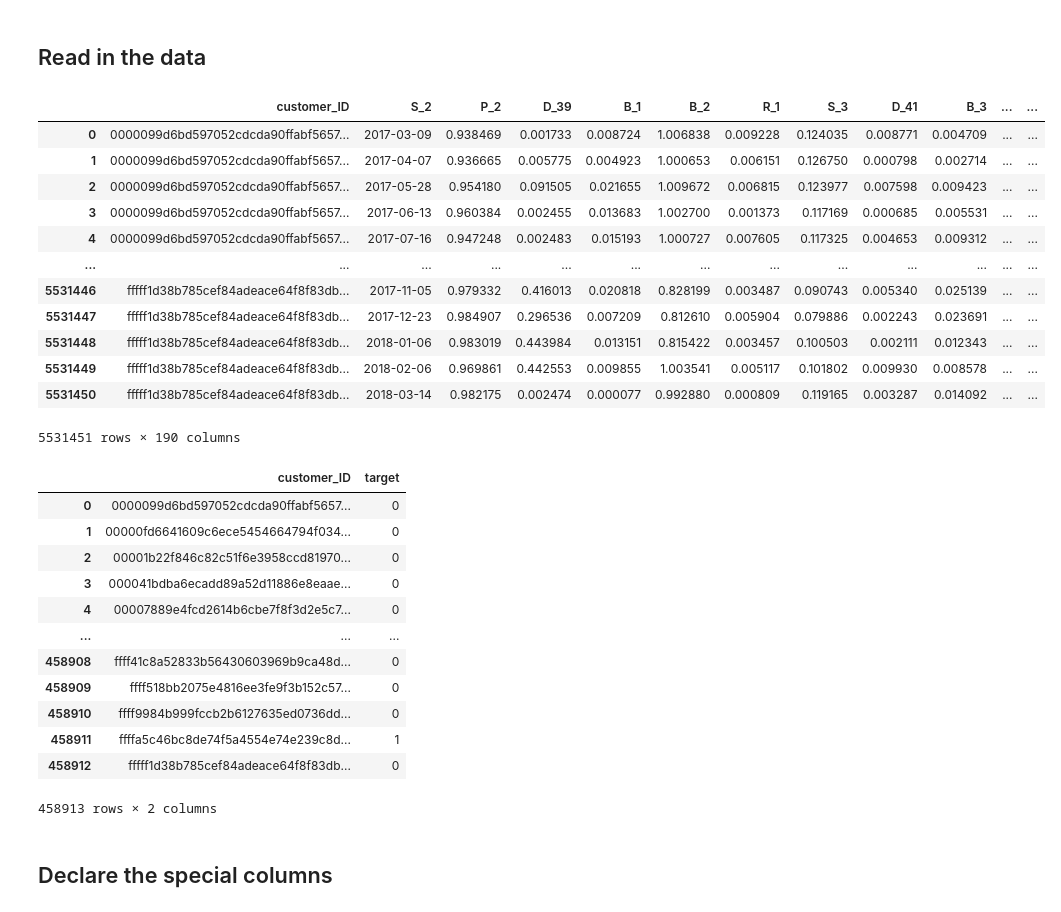
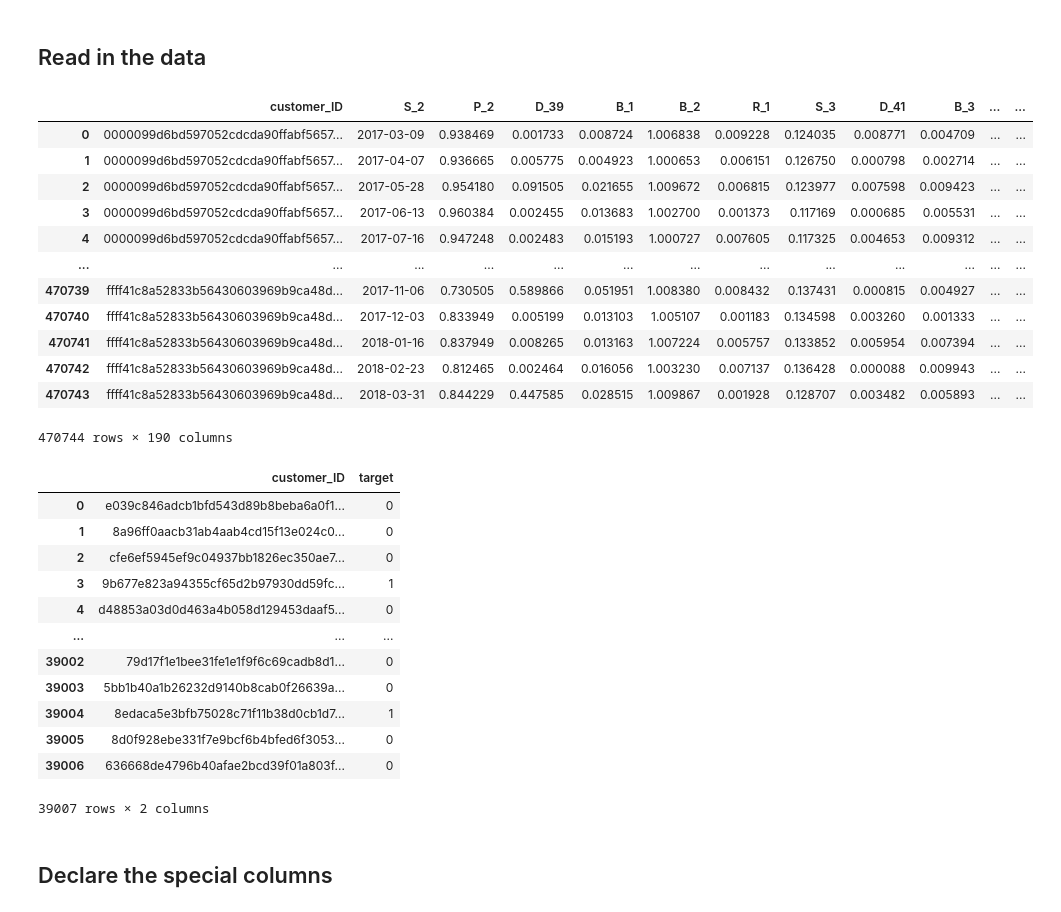
Before and after one commit to We-Need-More-RAM/amex_default_prediction, a Jupyter notebook: notebooks/ryan/2.0_checking_out_the_data.ipynb, the cells around one changed output. Drawn from its saved outputs; the diff is of its cells as text; code cells hidden in the pictures.

Commit message:
Rerun with split data

```diff
--- a/notebooks/ryan/2.0_checking_out_the_data.ipynb
+++ b/notebooks/ryan/2.0_checking_out_the_data.ipynb
@@ -7,39 +9,39 @@ import pandas as pd
 # %% [markdown]
 ## Read in the data
 # %%
-X_df = pd.read_csv('../../data/raw/train_data.csv')
+X_df = pd.read_csv('../../data/prepared/train_data.csv')
 X_df
 # %% [output]
 |  | customer_ID | S_2 | P_2 | D_39 | B_1 | B_2 | R_1 | S_3 | D_41 | B_3 | ... | ... |
 | 0 | 0000099d6bd597052cdcda90ffabf5657... | 2017-03-09 | 0.938469 | 0.001733 | 0.008724 | 1.006838 | 0.009228 | 0.124035 | 0.008771 | 0.004709 | ... | ... |
 | 1 | 0000099d6bd597052cdcda90ffabf5657... | 2017-04-07 | 0.936665 | 0.005775 | 0.004923 | 1.000653 | 0.006151 | 0.126750 | 0.000798 | 0.002714 | ... | ... |
 | 2 | 0000099d6bd597052cdcda90ffabf5657... | 2017-05-28 | 0.954180 | 0.091505 | 0.021655 | 1.009672 | 0.006815 | 0.123977 | 0.007598 | 0.009423 | ... | ... |
 | 3 | 0000099d6bd597052cdcda90ffabf5657... | 2017-06-13 | 0.960384 | 0.002455 | 0.013683 | 1.002700 | 0.001373 | 0.117169 | 0.000685 | 0.005531 | ... | ... |
 | 4 | 0000099d6bd597052cdcda90ffabf5657... | 2017-07-16 | 0.947248 | 0.002483 | 0.015193 | 1.000727 | 0.007605 | 0.117325 | 0.004653 | 0.009312 | ... | ... |
 | ... | ... | ... | ... | ... | ... | ... | ... | ... | ... | ... | ... | ... |
-| 5531446 | fffff1d38b785cef84adeace64f8f83db... | 2017-11-05 | 0.979332 | 0.416013 | 0.020818 | 0.828199 | 0.003487 | 0.090743 | 0.005340 | 0.025139 | ... | ... |
-| 5531447 | fffff1d38b785cef84adeace64f8f83db... | 2017-12-23 | 0.984907 | 0.296536 | 0.007209 | 0.812610 | 0.005904 | 0.079886 | 0.002243 | 0.023691 | ... | ... |
-| 5531448 | fffff1d38b785cef84adeace64f8f83db... | 2018-01-06 | 0.983019 | 0.443984 | 0.013151 | 0.815422 | 0.003457 | 0.100503 | 0.002111 | 0.012343 | ... | ... |
-| 5531449 | fffff1d38b785cef84adeace64f8f83db... | 2018-02-06 | 0.969861 | 0.442553 | 0.009855 | 1.003541 | 0.005117 | 0.101802 | 0.009930 | 0.008578 | ... | ... |
-| 5531450 | fffff1d38b785cef84adeace64f8f83db... | 2018-03-14 | 0.982175 | 0.002474 | 0.000077 | 0.992880 | 0.000809 | 0.119165 | 0.003287 | 0.014092 | ... | ... |
+| 470739 | ffff41c8a52833b56430603969b9ca48d... | 2017-11-06 | 0.730505 | 0.589866 | 0.051951 | 1.008380 | 0.008432 | 0.137431 | 0.000815 | 0.004927 | ... | ... |
+| 470740 | ffff41c8a52833b56430603969b9ca48d... | 2017-12-03 | 0.833949 | 0.005199 | 0.013103 | 1.005107 | 0.001183 | 0.134598 | 0.003260 | 0.001333 | ... | ... |
+| 470741 | ffff41c8a52833b56430603969b9ca48d... | 2018-01-16 | 0.837949 | 0.008265 | 0.013163 | 1.007224 | 0.005757 | 0.133852 | 0.005954 | 0.007394 | ... | ... |
+| 470742 | ffff41c8a52833b56430603969b9ca48d... | 2018-02-23 | 0.812465 | 0.002464 | 0.016056 | 1.003230 | 0.007137 | 0.136428 | 0.000088 | 0.009943 | ... | ... |
+| 470743 | ffff41c8a52833b56430603969b9ca48d... | 2018-03-31 | 0.844229 | 0.447585 | 0.028515 | 1.009867 | 0.001928 | 0.128707 | 0.003482 | 0.005893 | ... | ... |
-5531451 rows × 190 columns
+470744 rows × 190 columns
 # %%
-y_df = pd.read_csv('../../data/raw/train_labels.csv')
+y_df = pd.read_csv('../../data/prepared/train_labels.csv')
 y_df
 # %% [output]
 |  | customer_ID | target |
-| 0 | 0000099d6bd597052cdcda90ffabf5657... | 0 |
-| 1 | 00000fd6641609c6ece5454664794f034... | 0 |
-| 2 | 00001b22f846c82c51f6e3958ccd81970... | 0 |
-| 3 | 000041bdba6ecadd89a52d11886e8eaae... | 0 |
-| 4 | 00007889e4fcd2614b6cbe7f8f3d2e5c7... | 0 |
+| 0 | e039c846adcb1bfd543d89b8beba6a0f1... | 0 |
+| 1 | 8a96ff0aacb31ab4aab4cd15f13e024c0... | 0 |
+| 2 | cfe6ef5945ef9c04937bb1826ec350ae7... | 0 |
+| 3 | 9b677e823a94355cf65d2b97930dd59fc... | 1 |
+| 4 | d48853a03d0d463a4b058d129453daaf5... | 0 |
 | ... | ... | ... |
-| 458908 | ffff41c8a52833b56430603969b9ca48d... | 0 |
-| 458909 | ffff518bb2075e4816ee3fe9f3b152c57... | 0 |
-| 458910 | ffff9984b999fccb2b6127635ed0736dd... | 0 |
-| 458911 | ffffa5c46bc8de74f5a4554e74e239c8d... | 1 |
-| 458912 | fffff1d38b785cef84adeace64f8f83db... | 0 |
+| 39002 | 79d17f1e1bee31fe1e1f9f6c69cadb8d1... | 0 |
+| 39003 | 5bb1b40a1b26232d9140b8cab0f26639a... | 0 |
+| 39004 | 8edaca5e3bfb75028c71f11b38d0cb1d7... | 1 |
+| 39005 | 8d0f928ebe331f7e9bcf6b4bfed6f3053... | 0 |
+| 39006 | 636668de4796b40afae2bcd39f01a803f... | 0 |
-458913 rows × 2 columns
+39007 rows × 2 columns
 # %% [markdown]
 ## Declare the special columns
 # %%
```
Also changed, not shown: parts of 11 cells of this notebook.
